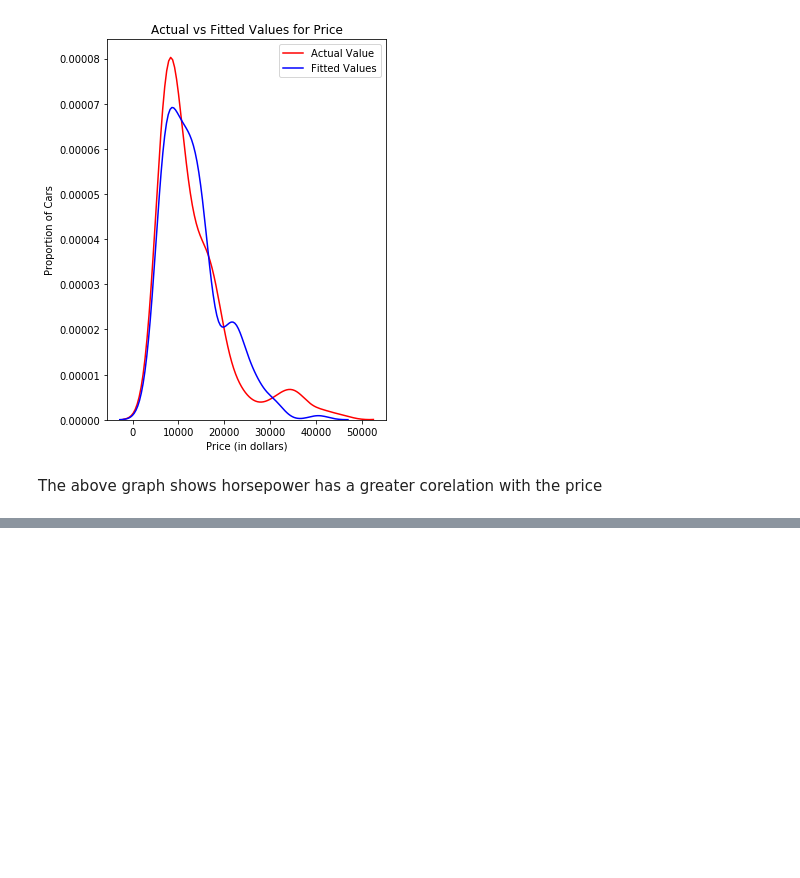
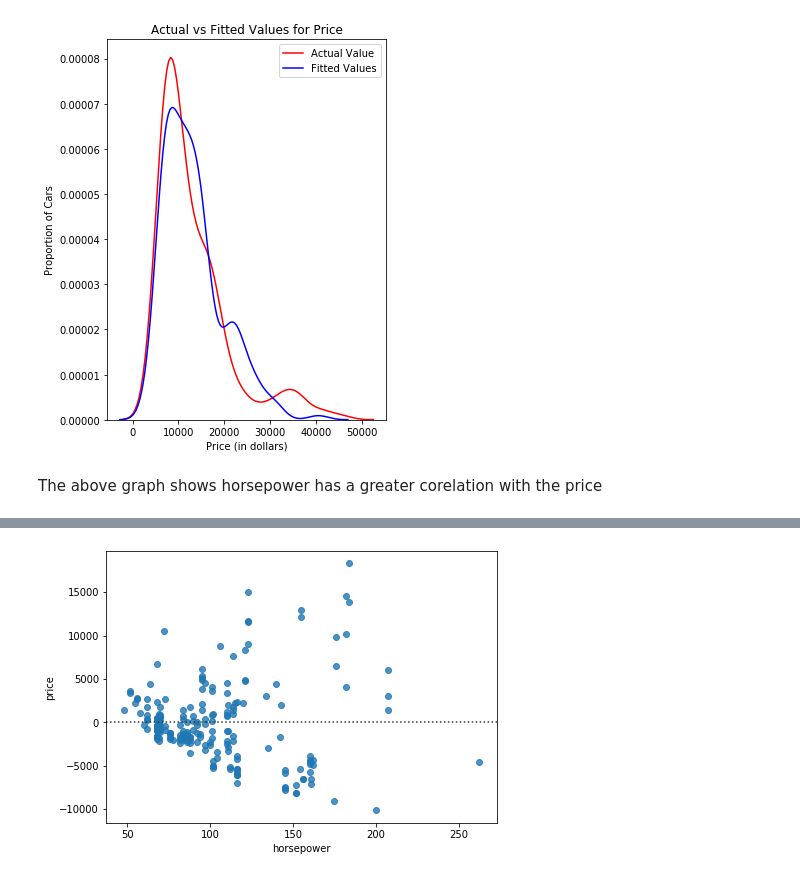
Before and after one commit to adityakumar529/Coursera_Capstone, a Jupyter notebook: Regression(Linear,multiple and Polynomial).ipynb, the cells around one changed output, grey strips where cells are left out. Cells and saved outputs as stored; diff of their text form; code cells hidden in the pictures; blank space fills up the shorter version.

```diff
--- a/Regression(Linear,multiple and Polynomial).ipynb
+++ b/Regression(Linear,multiple and Polynomial).ipynb
@@ -228,0 +273,6 @@ The above graph shows horsepower has a greater corelation with the price
+# %%
+plt.figure(figsize=(7, 5))
+sns.residplot(df['horsepower'], df['price'])
+plt.show()
+# %% [output]
+[figure, added]
```
Also changed, not shown: parts of 27 cells of this notebook.
